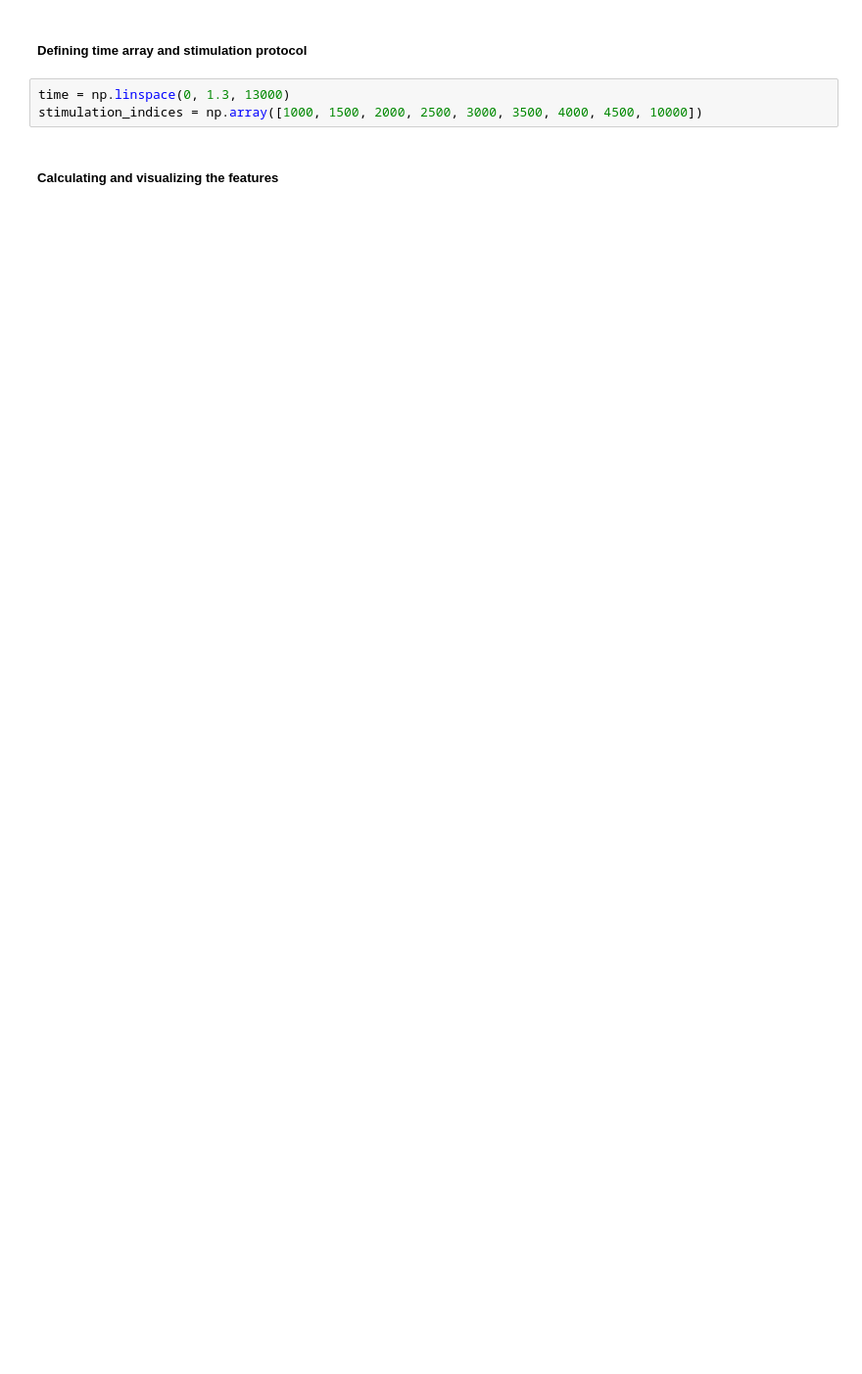
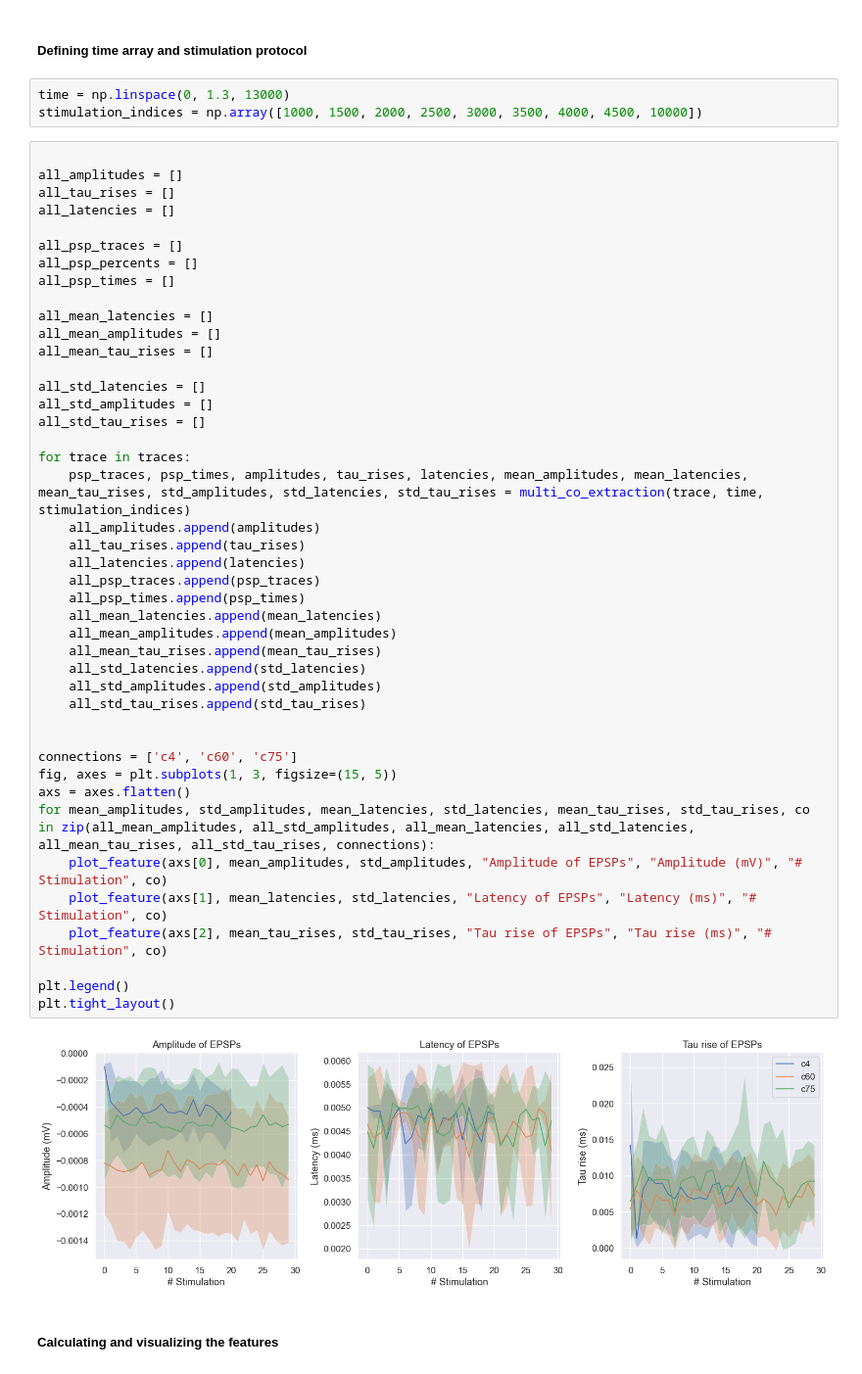
Before and after one commit to ejayromero/biophysics-NX-450, a Jupyter notebook: Week_8/Week8_HomeWork.ipynb, the cells around one changed output. Shown at 98% size. Cells and saved outputs as stored; diff of their text form; blank space fills up the shorter version.

Commit message:
part 3 all traces update

```diff
--- a/Week_8/Week8_HomeWork.ipynb
+++ b/Week_8/Week8_HomeWork.ipynb
@@ -213,6 +284,51 @@ def extract_EPSP_features(psp_trace, psp_time, stimulation_time):
 # %%
 time = np.linspace(0, 1.3, 13000)
 stimulation_indices = np.array([1000, 1500, 2000, 2500, 3000, 3500, 4000, 4500, 10000])
+# %%
+
+all_amplitudes = []
+all_tau_rises = []
+all_latencies = []
+
+all_psp_traces = []
+all_psp_percents = []
+all_psp_times = []
+
+all_mean_latencies = []
+all_mean_amplitudes = []
+all_mean_tau_rises = []
+
+all_std_latencies = []
+all_std_amplitudes = []
+all_std_tau_rises = []
+
+for trace in traces:
+    psp_traces, psp_times, amplitudes, tau_rises, latencies, mean_amplitudes, mean_latencies, mean_tau_rises, std_amplitudes, std_latencies, std_tau_rises = multi_co_extraction(trace, time, stimulation_indices)
+    all_amplitudes.append(amplitudes)
+    all_tau_rises.append(tau_rises)
+    all_latencies.append(latencies)
+    all_psp_traces.append(psp_traces)
+    all_psp_times.append(psp_times)
+    all_mean_latencies.append(mean_latencies)
+    all_mean_amplitudes.append(mean_amplitudes)
+    all_mean_tau_rises.append(mean_tau_rises)
+    all_std_latencies.append(std_latencies)
+    all_std_amplitudes.append(std_amplitudes)
+    all_std_tau_rises.append(std_tau_rises)
+
+
+connections = ['c4', 'c60', 'c75']
+fig, axes = plt.subplots(1, 3, figsize=(15, 5))
+axs = axes.flatten()
+for mean_amplitudes, std_amplitudes, mean_latencies, std_latencies, mean_tau_rises, std_tau_rises, co in zip(all_mean_amplitudes, all_std_amplitudes, all_mean_latencies, all_std_latencies, all_mean_tau_rises, all_std_tau_rises, connections):
+    plot_feature(axs[0], mean_amplitudes, std_amplitudes, "Amplitude of EPSPs", "Amplitude (mV)", "# Stimulation", co)
+    plot_feature(axs[1], mean_latencies, std_latencies, "Latency of EPSPs", "Latency (ms)", "# Stimulation", co)
+    plot_feature(axs[2], mean_tau_rises, std_tau_rises, "Tau rise of EPSPs", "Tau rise (ms)", "# Stimulation", co)
+
+plt.legend()
+plt.tight_layout()
+# %% [output]
+[figure, added]
 # %% [markdown]
 ##### Calculating and visualizing the features
 # %%
```
Also changed, not shown: parts of 4 cells of this notebook.
